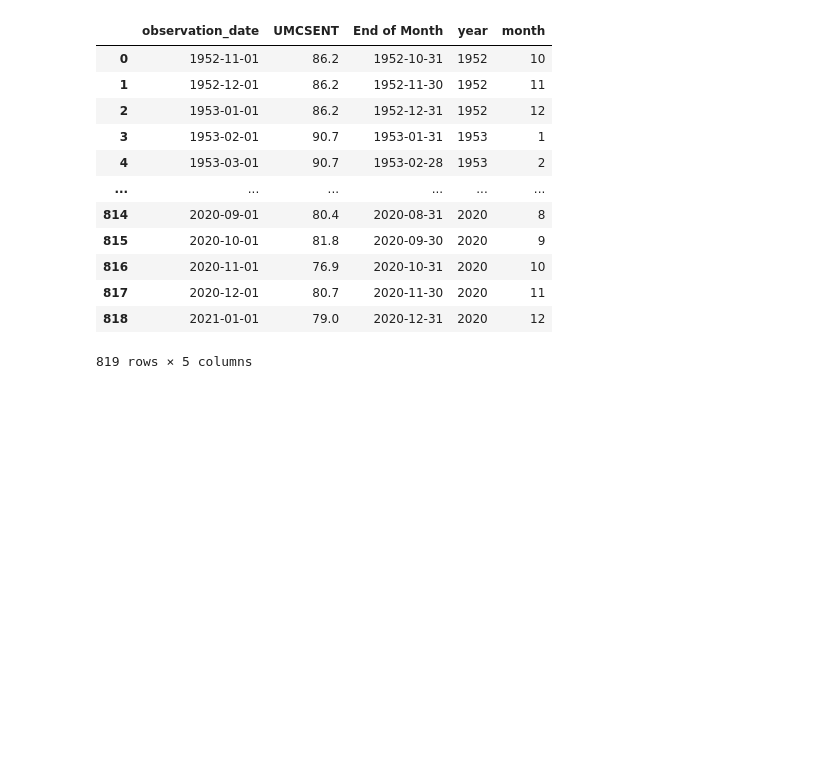
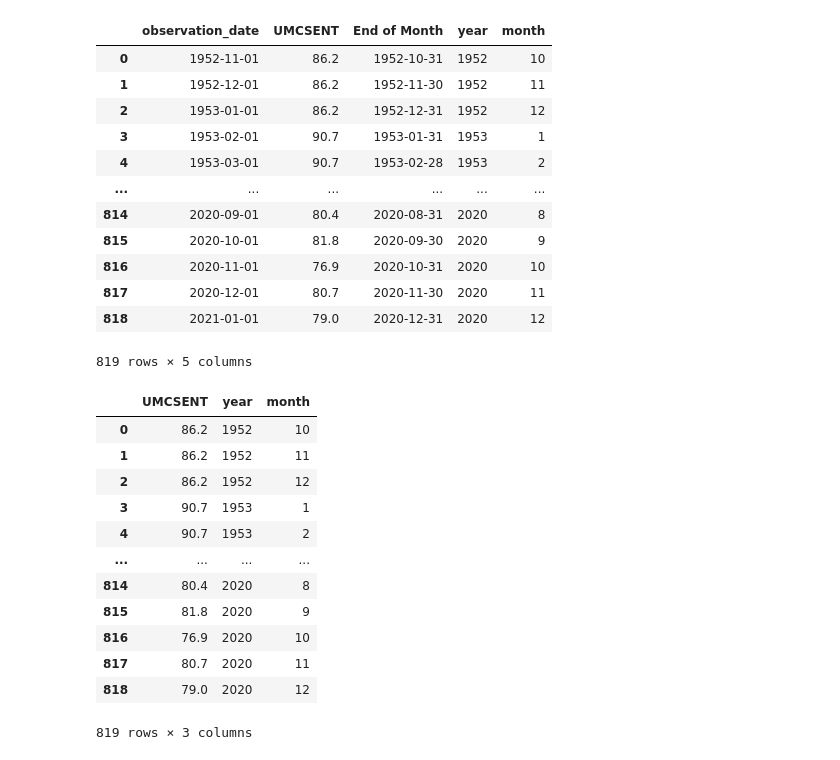
Before and after one commit to emilymcdaniel/Final_Project, a Jupyter notebook: StuctureSketch.ipynb, the cells around one changed output. Drawn from its saved outputs; the diff is of its cells as text; code cells hidden in the pictures; blank space fills up the shorter version.

```diff
--- a/StuctureSketch.ipynb
+++ b/StuctureSketch.ipynb
@@ -255,3 +333,20 @@ CS_LastScoreFill
 | 817 | 2020-12-01 | 80.7 | 2020-11-30 | 2020 | 11 |
 | 818 | 2021-01-01 | 79.0 | 2020-12-31 | 2020 | 12 |
 819 rows × 5 columns
+# %%
+CS_LastScoreFill = CS_LastScoreFill.drop(['observation_date', 'End of Month'], axis=1)
+CS_LastScoreFill
+# %% [output]
+|  | UMCSENT | year | month |
+| 0 | 86.2 | 1952 | 10 |
+| 1 | 86.2 | 1952 | 11 |
+| 2 | 86.2 | 1952 | 12 |
+| 3 | 90.7 | 1953 | 1 |
+| 4 | 90.7 | 1953 | 2 |
+| ... | ... | ... | ... |
+| 814 | 80.4 | 2020 | 8 |
+| 815 | 81.8 | 2020 | 9 |
+| 816 | 76.9 | 2020 | 10 |
+| 817 | 80.7 | 2020 | 11 |
+| 818 | 79.0 | 2020 | 12 |
+819 rows × 3 columns
```
Also changed, not shown: parts of 4 cells of this notebook.
